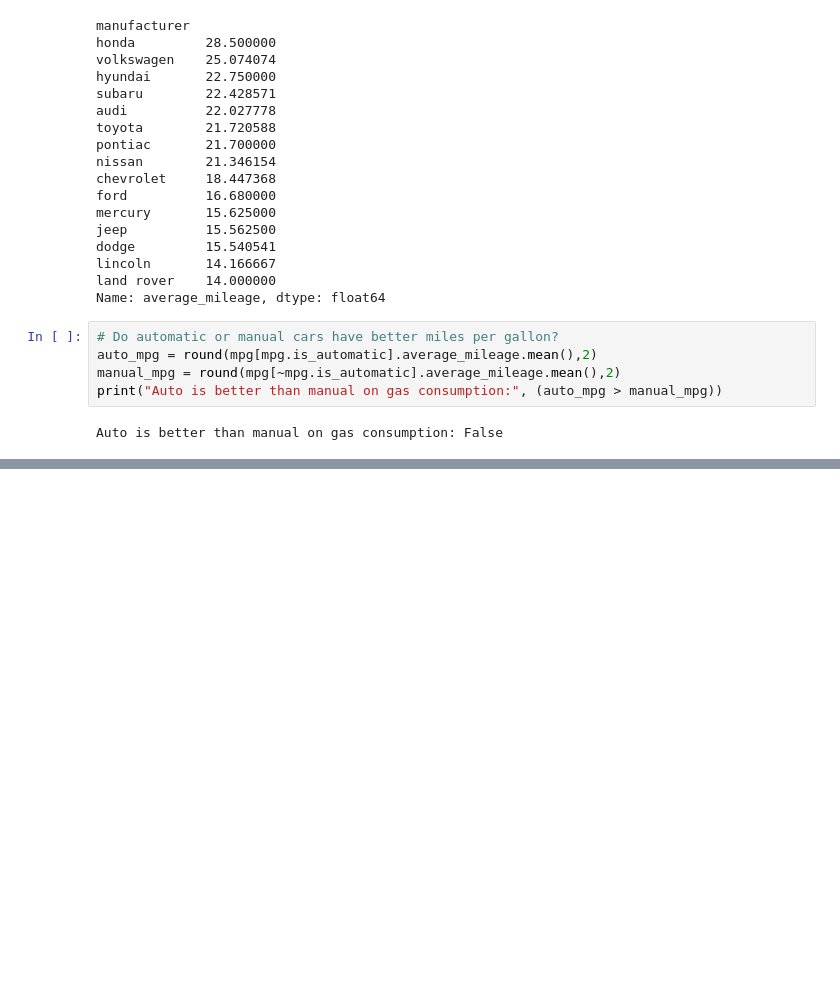
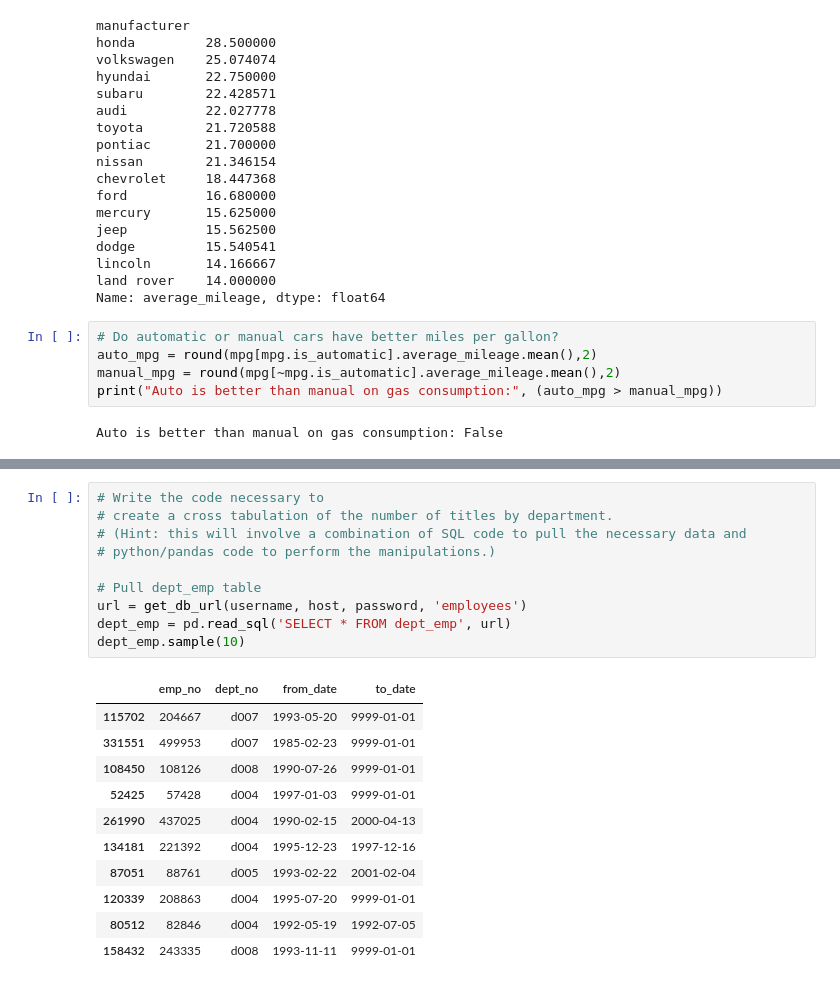
Before and after one commit to JacobPaxton/numpy-pandas-visualization-exercises, a Jupyter notebook: advanced_dataframes.ipynb, the cells around one changed output, grey strips where cells are left out. Cells and saved outputs as stored; diff of their text form; blank space fills up the shorter version.

```diff
--- a/advanced_dataframes.ipynb
+++ b/advanced_dataframes.ipynb
@@ -337,0 +417,22 @@ Auto is better than manual on gas consumption: False
+# %%
+# Write the code necessary to
+# create a cross tabulation of the number of titles by department.
+# (Hint: this will involve a combination of SQL code to pull the necessary data and
+# python/pandas code to perform the manipulations.)
+
+# Pull dept_emp table
+url = get_db_url(username, host, password, 'employees')
+dept_emp = pd.read_sql('SELECT * FROM dept_emp', url)
+dept_emp.sample(10)
+# %% [output]
+|  | emp_no | dept_no | from_date | to_date |
+| 115702 | 204667 | d007 | 1993-05-20 | 9999-01-01 |
+| 331551 | 499953 | d007 | 1985-02-23 | 9999-01-01 |
+| 108450 | 108126 | d008 | 1990-07-26 | 9999-01-01 |
+| 52425 | 57428 | d004 | 1997-01-03 | 9999-01-01 |
+| 261990 | 437025 | d004 | 1990-02-15 | 2000-04-13 |
+| 134181 | 221392 | d004 | 1995-12-23 | 1997-12-16 |
+| 87051 | 88761 | d005 | 1993-02-22 | 2001-02-04 |
+| 120339 | 208863 | d004 | 1995-07-20 | 9999-01-01 |
+| 80512 | 82846 | d004 | 1992-05-19 | 1992-07-05 |
+| 158432 | 243335 | d008 | 1993-11-11 | 9999-01-01 |
```
Also changed, not shown: parts of 9 cells of this notebook.
